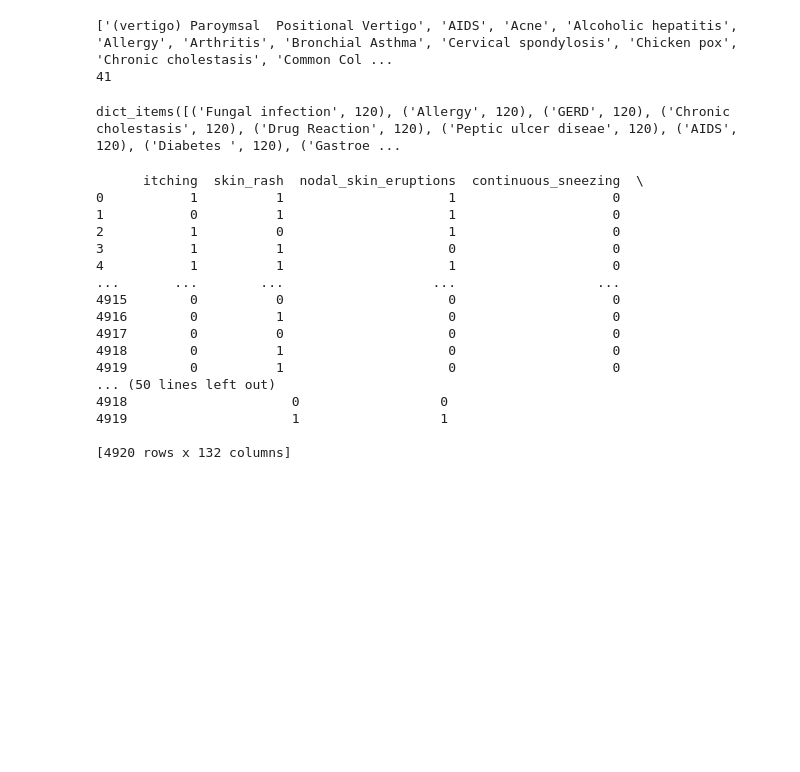
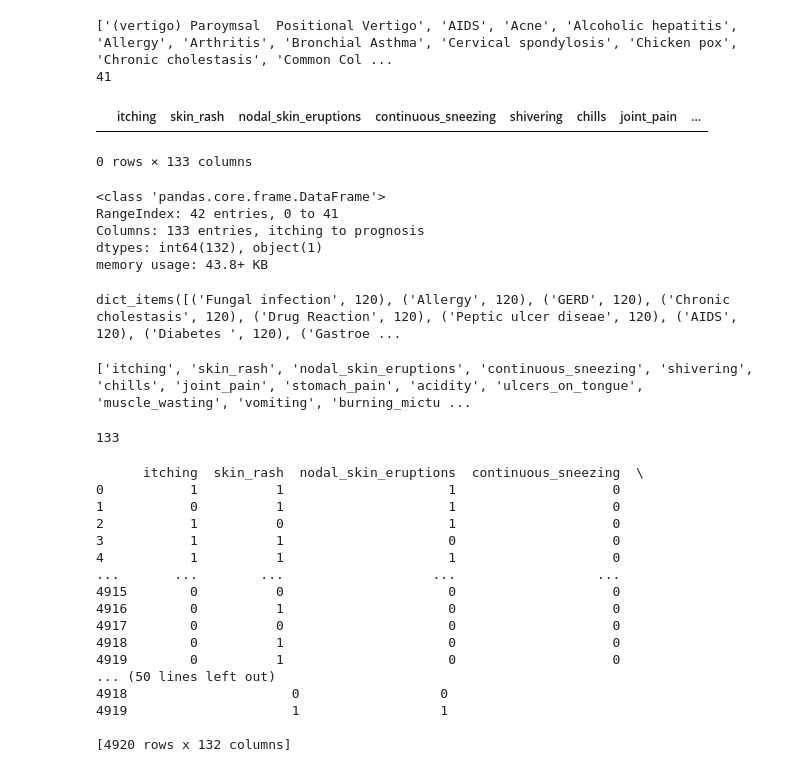
Before and after one commit to Shaimaa-moh/CodeAlpha_Project_Name, a Jupyter notebook: DiseasePrediction.ipynb, the cells around one changed output. Drawn from its saved outputs; the diff is of its cells as text; code cells hidden in the pictures; blank space fills up the shorter version.

```diff
--- a/DiseasePrediction.ipynb
+++ b/DiseasePrediction.ipynb
@@ -11,6 +11,7 @@ from sklearn.metrics import accuracy_score
 from sklearn.model_selection import train_test_split
 # %%
 df= pd.read_csv('D:\\DeepLearning\\CodeAlpha_Project_Name\\Dataset\\Training.csv')
+df_test=pd.read_csv('D:\\DeepLearning\\CodeAlpha_Project_Name\\Dataset\\Testing.csv')
 # %%
 df.head()
 # %% [output]
@@ -82,6 +118,19 @@ print(len(unique_prognosis))
 # %% [output]
 ['(vertigo) Paroymsal  Positional Vertigo', 'AIDS', 'Acne', 'Alcoholic hepatitis', 'Allergy', 'Arthritis', 'Bronchial Asthma', 'Cervical spondylosis', 'Chicken pox', 'Chronic cholestasis', 'Common Col ...
 41
+# %%
+df_test[df_test.duplicated(subset = None, keep = False)]
+# %% [output]
+|  | itching | skin_rash | nodal_skin_eruptions | continuous_sneezing | shivering | chills | joint_pain | ... |
+0 rows × 133 columns
+# %%
+df_test.info()
+# %% [output]
+<class 'pandas.core.frame.DataFrame'>
+RangeIndex: 42 entries, 0 to 41
+Columns: 133 entries, itching to prognosis
+dtypes: int64(132), object(1)
+memory usage: 43.8+ KB
 # %%
 from collections import Counter
 count = Counter(df['prognosis'])
@@ -94 +140,9 @@ df.drop('Unnamed: 133', axis=1, inplace=True)
+# %%
+# list of all 133 symptoms
+columns = list(df.columns)
+print(columns)
+len(columns)
+# %% [output]
+['itching', 'skin_rash', 'nodal_skin_eruptions', 'continuous_sneezing', 'shivering', 'chills', 'joint_pain', 'stomach_pain', 'acidity', 'ulcers_on_tongue', 'muscle_wasting', 'vomiting', 'burning_mictu ...
+133
 # %%
```
Also changed, not shown: parts of 15 cells of this notebook.
